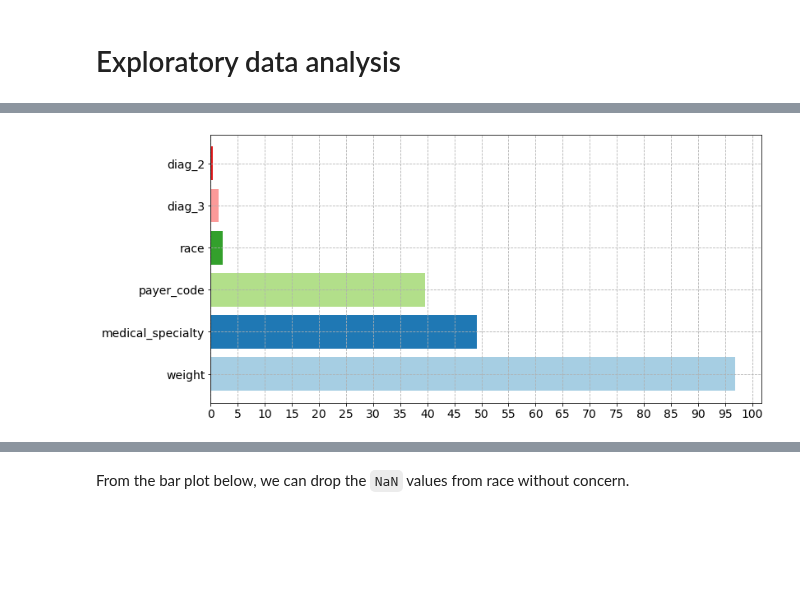
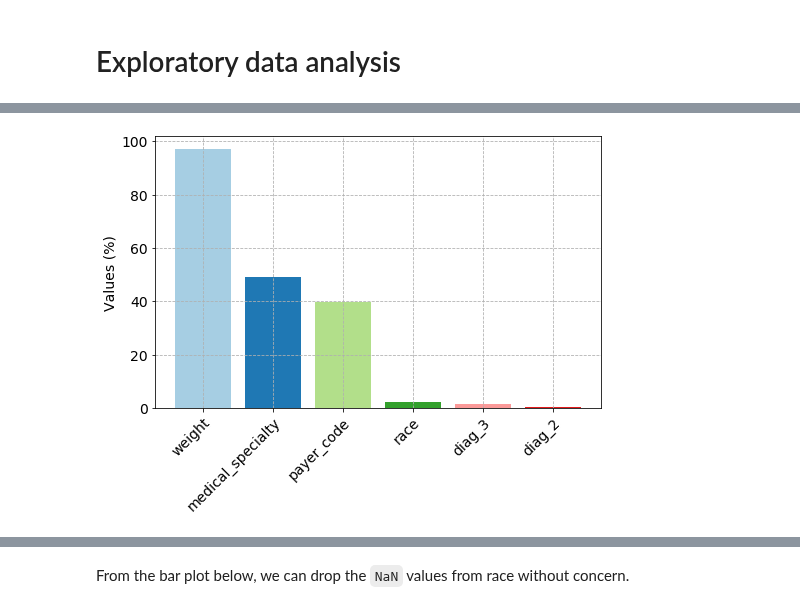
Before and after one commit to capac/kaggle-notebooks, a Jupyter notebook: diabetes-in-130-US-hospitals/1-data-preparation.ipynb, the cells around one changed output, grey strips where cells are left out. Saved outputs shown, nothing was run; the diff lists cells and outputs as text; code cells hidden in the pictures; blank space fills up the shorter version.

Commit message:
Changed plot sizes

```diff
--- a/diabetes-in-130-US-hospitals/1-data-preparation.ipynb
+++ b/diabetes-in-130-US-hospitals/1-data-preparation.ipynb
@@ -131,11 +141,11 @@ missing_df = missing_df.loc[missing_df['Values'] != 0].sort_values(by='Values',
 # %%
-fig, axes = plt.subplots(figsize=(12, 6))
-axes.barh(missing_df['Features'], missing_df['Values'], color=plt.cm.Paired.colors)
-plt.xticks(np.linspace(0, 100, 21))
-plt.setp(axes.get_xticklabels(), fontsize=14)
+fig, axes = plt.subplots(figsize=(8, 5))
+axes.bar(missing_df['Features'], missing_df['Values'], color=plt.cm.Paired.colors)
+plt.setp(axes.get_xticklabels(), ha="right", rotation_mode="anchor", rotation=45, fontsize=14)
 plt.setp(axes.get_yticklabels(), fontsize=14)
+axes.set_ylabel('Values (%)', fontsize=14)
 plt.grid(True, linestyle='--');
 # %% [output]
-[figure, old version]
+[figure, new version]
 # %%
 df['race'].unique()
```
Also changed, not shown: parts of 27 cells of this notebook.
